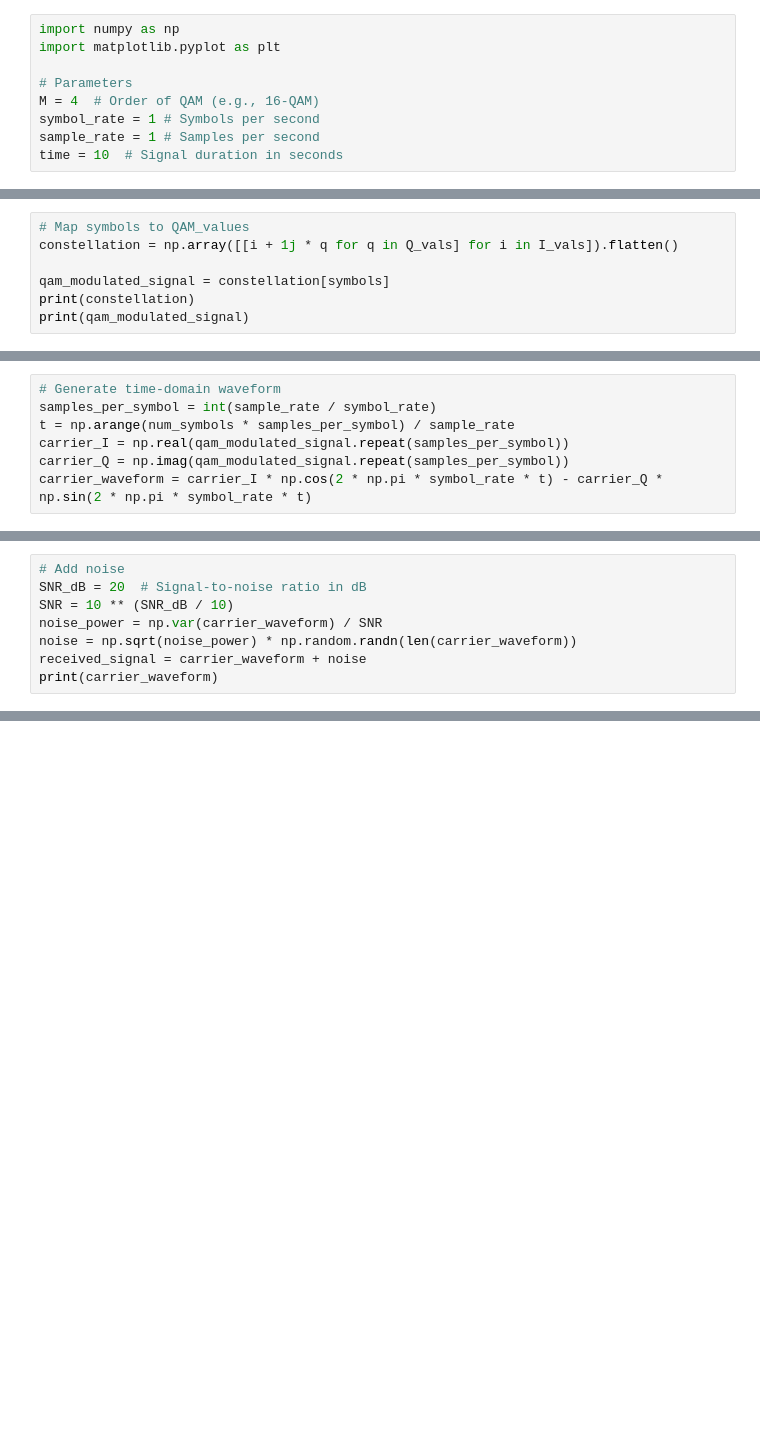
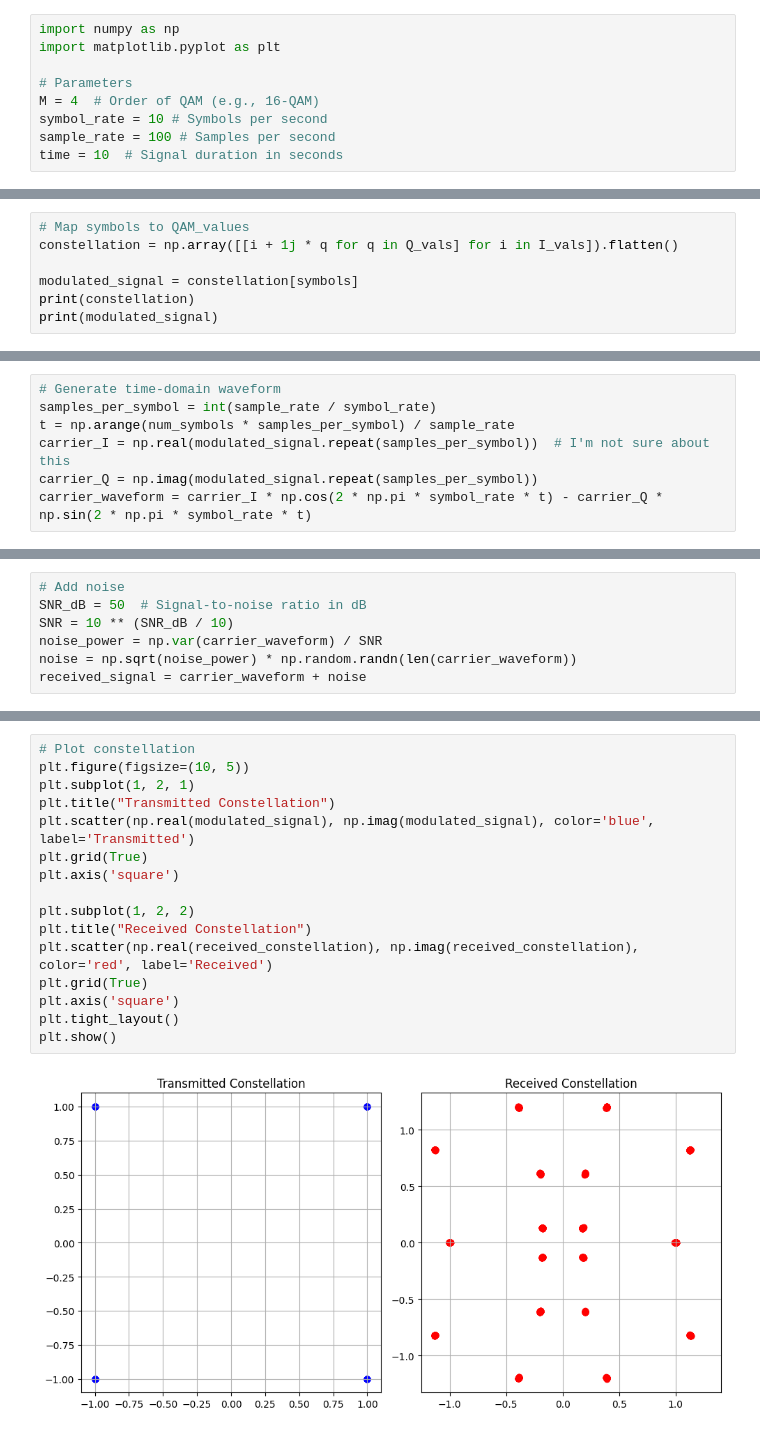
Before and after one commit to gjkprr/QAM_demodulator, a Jupyter notebook: qam_demodulator.ipynb, the cells around one changed output, grey strips where cells are left out. Cells and saved outputs as stored; diff of their text form; blank space fills up the shorter version.

Commit message:
Version 02 with constellation

```diff
--- a/qam_demodulator.ipynb
+++ b/qam_demodulator.ipynb
@@ -4,8 +6,8 @@ import matplotlib.pyplot as plt
 
 # Parameters
 M = 4  # Order of QAM (e.g., 16-QAM)
-symbol_rate = 1 # Symbols per second
-sample_rate = 1 # Samples per second
+symbol_rate = 10 # Symbols per second
+sample_rate = 100 # Samples per second
 time = 10  # Signal duration in seconds
 # %%
 # Generate random symbols# Generate random symbols
@@ -27,8 +31,8 @@ print(Q_vals)
 # Map symbols to QAM_values
 constellation = np.array([[i + 1j * q for q in Q_vals] for i in I_vals]).flatten()
 
-qam_modulated_signal = constellation[symbols]
+modulated_signal = constellation[symbols]
 print(constellation)
-print(qam_modulated_signal)
+print(modulated_signal)
 # %% [output]
 [-1.-1.j -1.+1.j  1.-1.j  1.+1.j]
@@ -38,6 +52,6 @@ print(qam_modulated_signal)
 # Generate time-domain waveform
 samples_per_symbol = int(sample_rate / symbol_rate)
 t = np.arange(num_symbols * samples_per_symbol) / sample_rate
-carrier_I = np.real(qam_modulated_signal.repeat(samples_per_symbol))
-carrier_Q = np.imag(qam_modulated_signal.repeat(samples_per_symbol))
+carrier_I = np.real(modulated_signal.repeat(samples_per_symbol))  # I'm not sure about this
+carrier_Q = np.imag(modulated_signal.repeat(samples_per_symbol))
 carrier_waveform = carrier_I * np.cos(2 * np.pi * symbol_rate * t) - carrier_Q * np.sin(2 * np.pi * symbol_rate * t)
@@ -56,8 +58,7 @@ print(carrier_waveform)
 # %%
 # Add noise
-SNR_dB = 20  # Signal-to-noise ratio in dB
+SNR_dB = 50  # Signal-to-noise ratio in dB
 SNR = 10 ** (SNR_dB / 10)
 noise_power = np.var(carrier_waveform) / SNR
 noise = np.sqrt(noise_power) * np.random.randn(len(carrier_waveform))
 received_signal = carrier_waveform + noise
-print(carrier_waveform)
@@ -87,0 +90,18 @@ print(symbols)
+# %%
+# Plot constellation
+plt.figure(figsize=(10, 5))
+plt.subplot(1, 2, 1)
+plt.title("Transmitted Constellation")
+plt.scatter(np.real(modulated_signal), np.imag(modulated_signal), color='blue', label='Transmitted')
+plt.grid(True)
+plt.axis('square')
+
+plt.subplot(1, 2, 2)
+plt.title("Received Constellation")
+plt.scatter(np.real(received_constellation), np.imag(received_constellation), color='red', label='Received')
+plt.grid(True)
+plt.axis('square')
+plt.tight_layout()
+plt.show()
+# %% [output]
+[figure, added]
```
Also changed, not shown: parts of 8 cells of this notebook.
